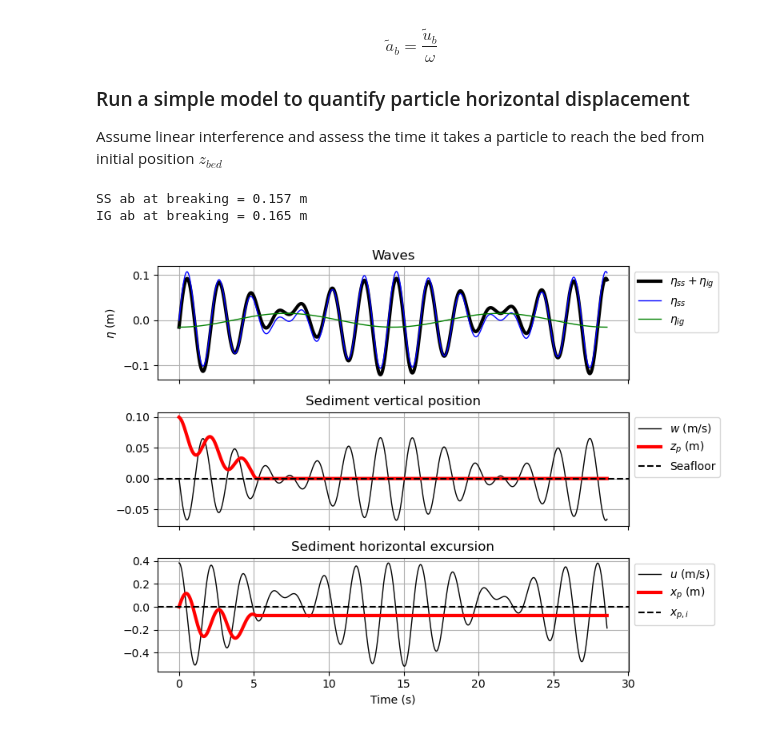
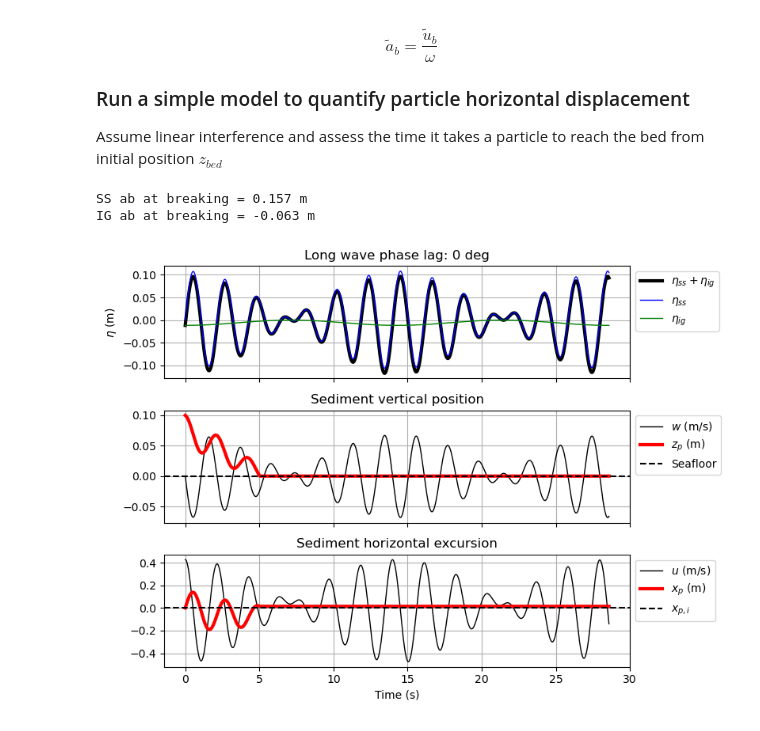
Before and after one commit to chegermiller/sedcolab-stone, a Jupyter notebook: lab-scaling/sediment_tray.ipynb, the cells around one changed output. Drawn from its saved outputs; the diff is of its cells as text; code cells hidden in the pictures.

```diff
--- a/lab-scaling/sediment_tray.ipynb
+++ b/lab-scaling/sediment_tray.ipynb
@@ -121,0 +132,20 @@ Not sure long wave is correct
+# %%
+# Compute long wave parameters
+Tg = 1 / (f1 - f2)  # Group period
+# omegag = 2 * np.pi / Tg
+omegag = omega1 - omega2
+# kg = k1 - k2
+fg = f1 - f2  # Group frequency
+# cg = (omega1 - omega2) / (k1 - k2)
+# # kg2 = calc_omega_k(fg, swl)[1]
+# # print(kg/2)
+# # print(kg2)
+
+# Eg = 0.5 * rhof * g * (a1 + a2) ** 2 # energy of group
+# # Sxx = Eg * ((2 * kg * swl) / np.sinh(2 * kg * swl) + 0.5) # radiation stress of group
+# Sxx = Eg * (( 2 * cg / c ) - 0.5)
+# ag = - (1/rhof) * Sxx / (g * swl - cg**2) # amplitude of bound wave from L-H '62
+# # print(Sxx)
+# # print(Sxx2)
+
+ag = calc_LH_boundwave(a1, a2, f1, f2, swl, 0)
@@ -171,16 +307,16 @@ Assume linear interference and assess the time it takes a particle to reach the
 # inputs
 dt = 0.01 # temporal resolution
 zbed = 0.1 # height above bed
-agb = ag * shoalcoef # increasing ig energy, a bit arbitrary
+agb = ag #* shoalcoef # increasing ig energy, a bit arbitrary
 
 # Time array for visualization (two group periods)
 t = np.arange(0, 2 * Tg + dt, dt)
 
 # Water surface elevation
 phi = 0
-phig = np.pi
+phig = 0#np.pi
 eta_short = a1s * np.sin(omega1b * t + phi) + a2s * np.sin(omega2b * t + phi)
-eta_long = agb * np.cos(omegagb * t + phig)
+eta_long = agb + agb * np.cos(omegagb * t + phig)
 eta = eta_short + eta_long
 
 # Compute velocities for each wave component
@@ -189,7 +325,7 @@ x = 0
 zeta = orbital_velocity(ab, 2 * np.pi / T, 2 * np.pi / Lb, z0, hb, t, x, phi)[2]
 u1, w1 = orbital_velocity(a1s, omega1b, k1b, z0, hb, t, x, phi)[:2]
 u2, w2 = orbital_velocity(a2s, omega2b, k2b, z0, hb, t, x, phi)[:2]
-ug, wg, zetag = orbital_velocity(agb, omegagb, kgb, z0, hb, t, x, phig)[:3]  # Long wave component
+ug, wg, zetag = orbital_velocity(agb, omegagb, kgb, z0, hb+(agb/2), t, x, phig)[:3]  # Long wave component
 print(f"SS ab at breaking = {zeta:.3f} m")
 print(f"IG ab at breaking = {zetag:.3f} m")
 
@@ -222,33 +358,33 @@ for i in range(1, len(t)):
 # Plot results
 fig, ax = plt.subplots(3, 1, figsize=(8, 6), sharex=True)
 
 ax[0].plot(t, eta, label=r"$\eta_{ss} + \eta_{ig}$", color='k', lw=3)
 ax[0].plot(t, eta_short, label=r"$\eta_{ss}$", color='b',linestyle='-', lw=1)
 ax[0].plot(t, eta_long, label=r"$\eta_{ig}$", color='g', lw=1)
 ax[0].set_ylabel(r"$\eta$ (m)")
-ax[0].set_title("Waves")
+ax[0].set_title(f"Long wave phase lag: {phi:.2g} deg")
 ax[0].legend(loc='upper left', bbox_to_anchor=(1, 1))
 ax[0].grid()
 
 ax[1].plot(t, w_total, label=r"$w$ (m/s)", color='k', lw=1)
 ax[1].plot(t, z_sediment, label=r"$z_{p}$ (m)", color='r', lw=3)
 ax[1].axhline(y=0, color='k', linestyle='--', label="Seafloor")
 ax[1].set_ylabel("")
 ax[1].set_title("Sediment vertical position")
 ax[1].legend(loc='upper left', bbox_to_anchor=(1, 1))
 ax[1].grid()
 
 ax[2].plot(t, u_total, label=r"$u$ (m/s)", color='k', lw=1)
 ax[2].plot(t, x_sediment, label=r"$x_{p}$ (m)", color='r', lw=3)
 ax[2].axhline(y=0, color='k', linestyle='--', label=r"$x_{p,i}$")
 ax[2].set_xlabel("Time (s)")
 ax[2].set_ylabel("")
 ax[2].set_title("Sediment horizontal excursion")
 ax[2].legend(loc='upper left', bbox_to_anchor=(1, 1))
 ax[2].grid()
 
 plt.tight_layout()
 # %% [output]
 SS ab at breaking = 0.157 m
-IG ab at breaking = 0.165 m
+IG ab at breaking = -0.063 m
-[figure, old version]
+[figure, new version]
```
Also changed, not shown: parts of 7 cells of this notebook, 1 other file.
